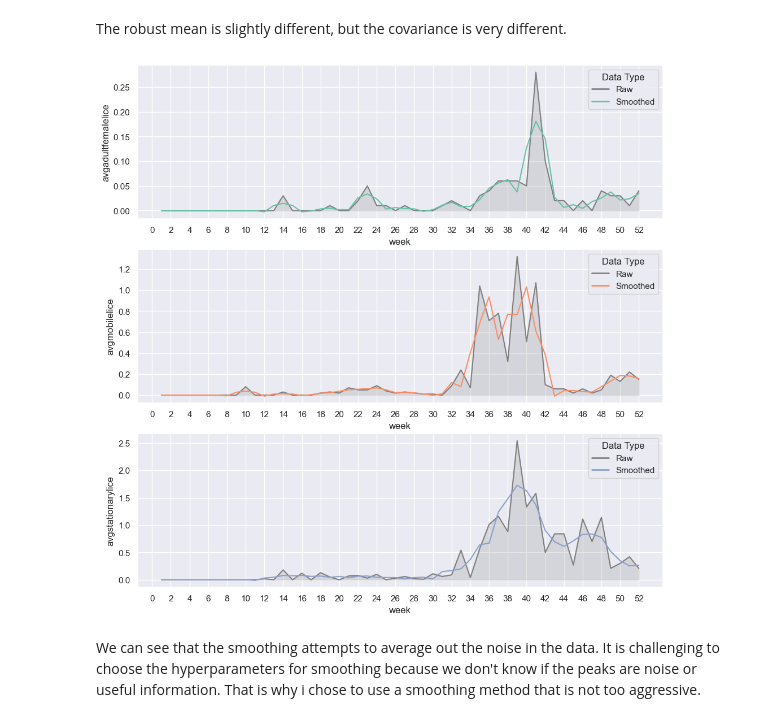
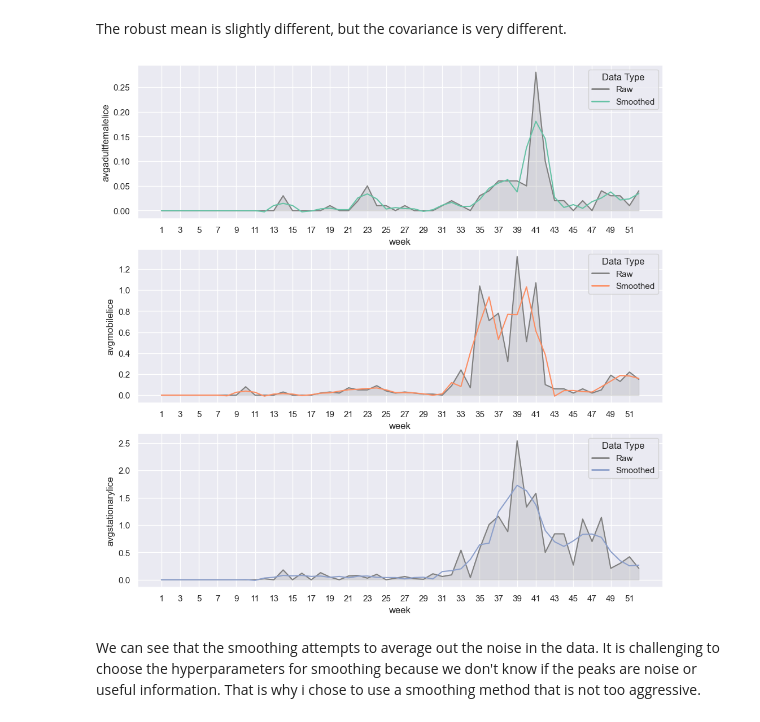
Before and after one commit to erlendrisvik/Compulsories, a Jupyter notebook: CA2/CA2.ipynb, the cells around one changed output. Saved outputs shown, nothing was run; the diff lists cells and outputs as text; code cells hidden in the pictures.

```diff
--- a/CA2/CA2.ipynb
+++ b/CA2/CA2.ipynb
@@ -561,37 +561,37 @@ def legend_elements(ax):
 
 
 # plotting the raw data as lineplot
 fig, axes = plt.subplots(3, 1, figsize=(12, 12))
 sns.lineplot(ax=axes[0], x='week', y='avgadultfemalelice', data=smoothed, color='grey')
 sns.lineplot(ax=axes[1], x='week', y='avgmobilelice', data=smoothed, color='grey')
 sns.lineplot(ax=axes[2], x='week', y='avgstationarylice', data=smoothed, color='grey')
 
 # adding shadow
 axes[0].fill_between(smoothed.index, smoothed['avgadultfemalelice'], color='grey', alpha=0.2)
 axes[1].fill_between(smoothed.index, smoothed['avgmobilelice'], color='grey', alpha=0.2)
 axes[2].fill_between(smoothed.index, smoothed['avgstationarylice'], color='grey', alpha=0.2)
 
 # plotting the smoothed data
 sns.lineplot(ax=axes[0], x='week', y='avgadultfemalelice_smooth', data=smoothed, color=custom_palette[0])
 sns.lineplot(ax=axes[1], x='week', y='avgmobilelice_smooth', data=smoothed, color=custom_palette[1])
 sns.lineplot(ax=axes[2], x='week', y='avgstationarylice_smooth', data=smoothed, color=custom_palette[2])
 
 # Add legend to the plot indicating shadow is true data and colored is smoothed data
 #legend_colors = {'Raw': 'grey', 'Smoothed': custom_palette[0]}
 #legend_labels = ['Raw', 'Smoothed']
 
 axes[0].legend(handles=legend_elements(0), title='Data Type')
 axes[1].legend(handles=legend_elements(1), title='Data Type')
 axes[2].legend(handles=legend_elements(2), title='Data Type')
 
 # add the x ticks plt.xticks(np.arange(0, 53, 2))
 # supress  <matplotlib.axis.XTick at 0x1f1cb621090> warnings
 
-axes[0].set_xticks(np.arange(0, 53, 2));
-axes[1].set_xticks(np.arange(0, 53, 2));
-axes[2].set_xticks(np.arange(0, 53, 2));
+axes[0].set_xticks(np.arange(1, 53, 2));
+axes[1].set_xticks(np.arange(1, 53, 2));
+axes[2].set_xticks(np.arange(1, 53, 2));
 # %% [output]
-[figure, old version]
+[figure, new version]
 # %% [markdown]
 We can see that the smoothing attempts to average out the noise in the data. It is challenging to choose the hyperparameters for smoothing because we don't know if the peaks are noise or useful information. That is why i chose to use a smoothing method that is not too aggressive.
 # %%
```
Also changed, not shown: parts of 3 cells of this notebook.
